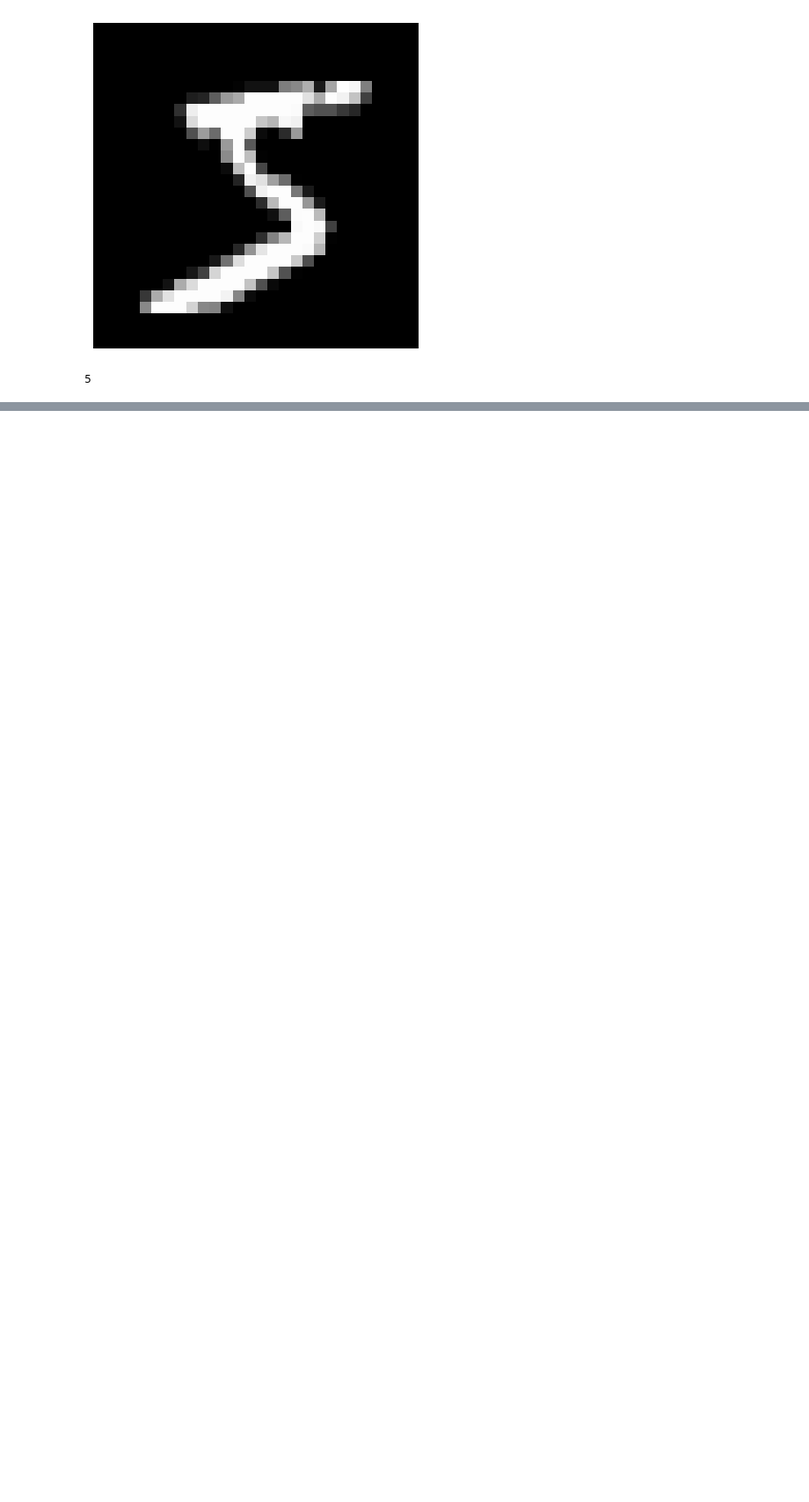
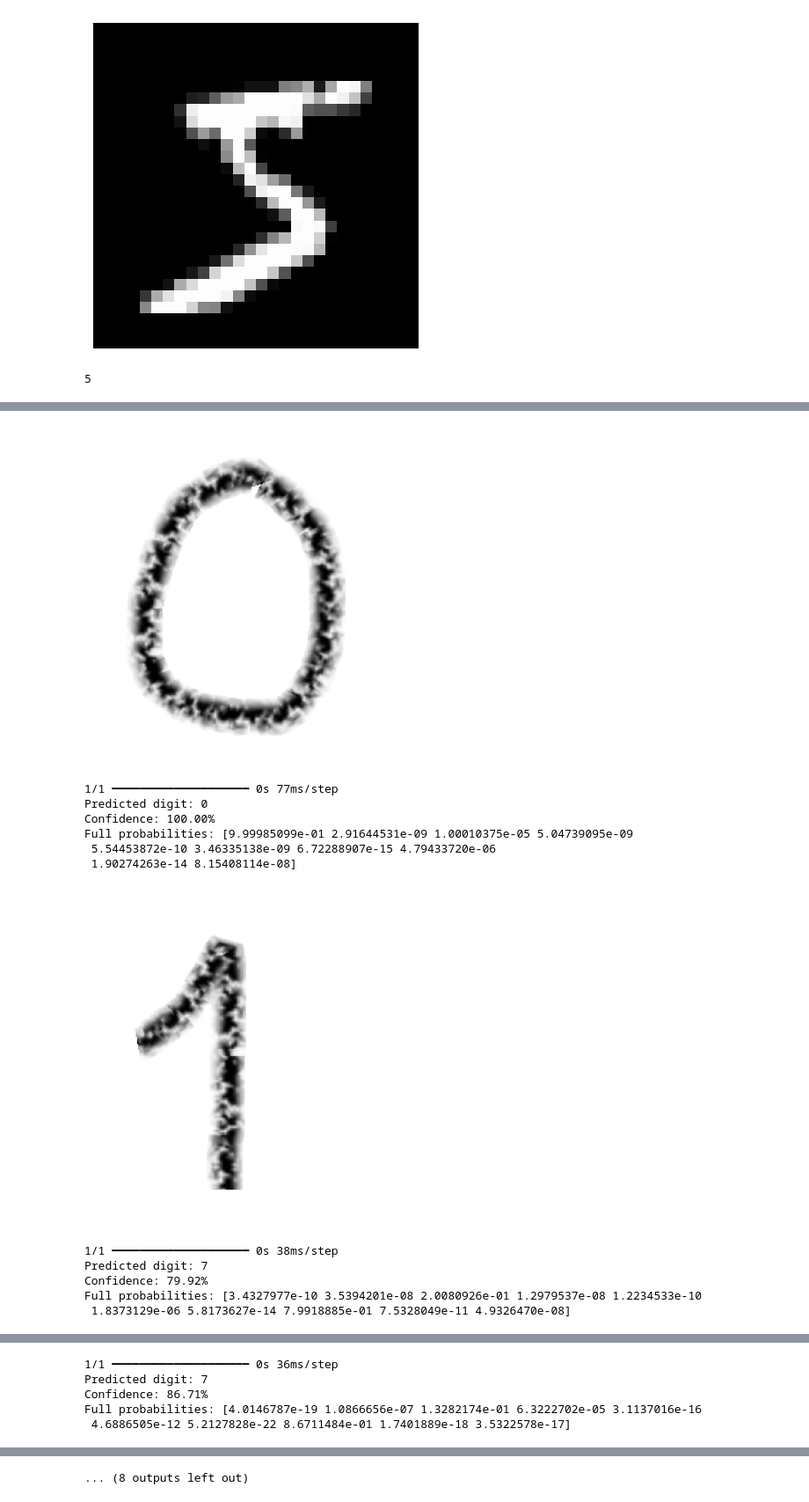
Before and after one commit to furkan-uzmez/HandWrittenDigit, a Jupyter notebook: model.ipynb, the cells around one changed output, grey strips where cells are left out. Shown at 88% size. Cells and saved outputs as stored; diff of their text form; code cells hidden in the pictures; blank space fills up the shorter version.

Commit message:
Trained diffrent models

```diff
--- a/model.ipynb
+++ b/model.ipynb
@@ -150,0 +122,16 @@ Full probabilities: [1.9078491e-12 4.6889664e-10 1.8801036e-05 6.2144507e-02 5.3
+# %%
+predict_digits(model)
+# %% [output]
+[figure, added]
+1/1 ━━━━━━━━━━━━━━━━━━━━ 0s 77ms/step
+Predicted digit: 0
+Confidence: 100.00%
+Full probabilities: [9.99985099e-01 2.91644531e-09 1.00010375e-05 5.04739095e-09
+ 5.54453872e-10 3.46335138e-09 6.72288907e-15 4.79433720e-06
+ 1.90274263e-14 8.15408114e-08]
+[figure, added]
+1/1 ━━━━━━━━━━━━━━━━━━━━ 0s 38ms/step
+Predicted digit: 7
+Confidence: 79.92%
+Full probabilities: [3.4327977e-10 3.5394201e-08 2.0080926e-01 1.2979537e-08 1.2234533e-10
+ 1.8373129e-06 5.8173627e-14 7.9918885e-01 7.5328049e-11 4.9326470e-08]
@@ -150,0 +139,5 @@ Full probabilities: [1.9078491e-12 4.6889664e-10 1.8801036e-05 6.2144507e-02 5.3
+1/1 ━━━━━━━━━━━━━━━━━━━━ 0s 36ms/step
+Predicted digit: 7
+Confidence: 86.71%
+Full probabilities: [4.0146787e-19 1.0866656e-07 1.3282174e-01 6.3222702e-05 3.1137016e-16
+ 4.6886505e-12 5.2127828e-22 8.6711484e-01 1.7401889e-18 3.5322578e-17]
@@ -151,3 +162,4 @@ Full probabilities: [1.9078491e-12 4.6889664e-10 1.8801036e-05 6.2144507e-02 5.3
+... (8 outputs left out)
 # %%
 from tensorflow.keras.layers import Conv2D,MaxPooling2D
 
```
Also changed, not shown: parts of 20 cells of this notebook.
